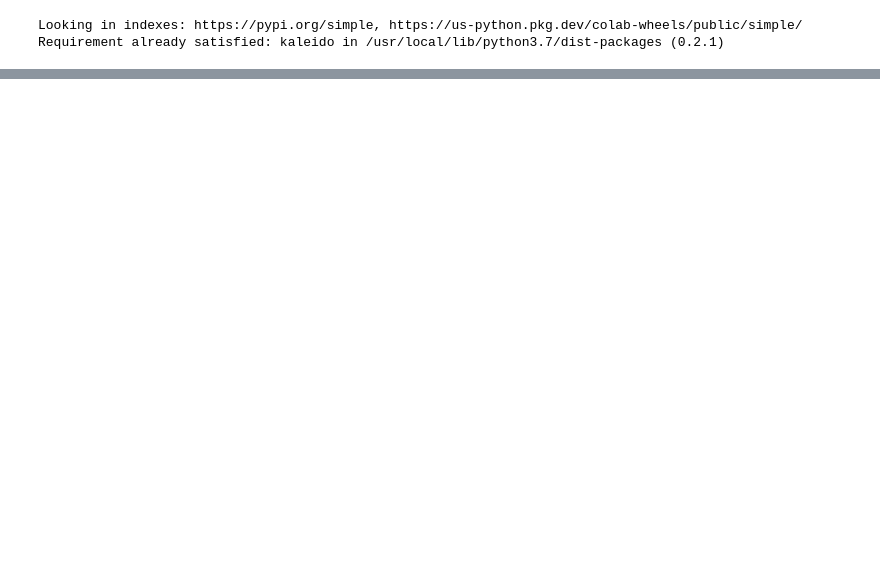
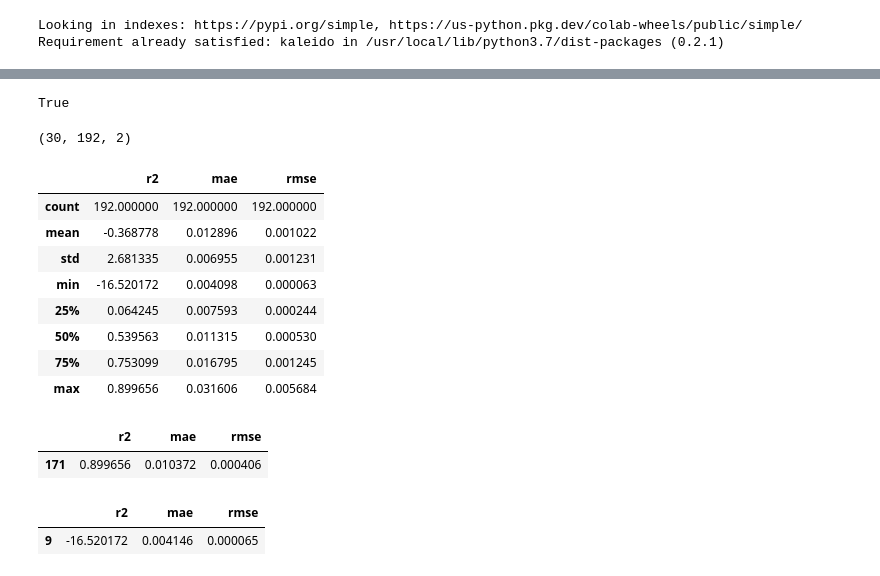
Before and after one commit to yfhkucing/experiment_bms, a Jupyter notebook: visualisasi_vxvy_30.ipynb, the cells around one changed output, grey strips where cells are left out. Saved outputs shown, nothing was run; the diff lists cells and outputs as text; code cells hidden in the pictures; blank space fills up the shorter version.

```diff
--- a/visualisasi_vxvy_30.ipynb
+++ b/visualisasi_vxvy_30.ipynb
@@ -54,4 +71,4 @@ for i in range(30):
   frame = norm(frame)
   array_y.append(frame)
 # %%
-a = rescale(array_y[0],array_y_not_normal[0])
+a = round(rescale(array_y[0],array_y_not_normal[0]),9)
@@ -144,2 +186,2 @@ plt.show()
 # %%
-df_koor = pd.read_excel('data_model.xlsx',sheet_name='koordinat_30')
+df_koor = pd.read_excel('data_model.xlsx',sheet_name='koordinat_30_aktual')
@@ -146,3 +196,21 @@ df_koor = pd.read_excel('data_model.xlsx',sheet_name='koordinat_30')
+# %%
+len(array_y_not_normal) == len(y)
+# %% [output]
+True
+# %%
+df_y = []
+df_y_predict = []
+for i in range(30):
+  q = pd.DataFrame(y[i],columns=['Vx','Vy'])
+  q = round(rescale(q,array_y_not_normal[i]),9)
+  df_y.append(q)
+  r = round(pd.DataFrame(y_predict[i],columns=['Vx','Vy']),9)
+  r = rescale(r,array_y_not_normal[i])
+  df_y_predict.append(r)
+# %%
+np.array(df_y).shape
+# %% [output]
+(30, 192, 2)
 # %%
 def kec_angin(y,scenarios):
   df_x = pd.DataFrame(y[...,scenarios,0])
@@ -152,6 +220,49 @@ def kec_angin(y,scenarios):
   df_x = df_x.join(df_koor)
   df_x.rename(columns={0:'Vx',1:'Vy',},inplace=True)
   return df_x
+# %%
+#error per skenario
+
+r_squared = []
+abs_error = []
+sqrt_error = []
+indexing = 0,1
+for i in range(192):
+  a = kec_angin(np.array(df_y),i)
+  a.drop(['koor_x','koor_y'],axis=1)
+  b = kec_angin(np.array(df_y_predict),i)
+  b.drop(['koor_x','koor_y'],axis=1)
+  r_squared.append(r2(a,b))
+  abs_error.append(mae(a,b))
+  sqrt_error.append(mse(a,b))
+
+error = pd.DataFrame(r_squared,columns=['r2'])
+abs_error = pd.DataFrame(abs_error,columns=['mae'])
+sqrt_error = pd.DataFrame(sqrt_error,columns=['rmse'])
+error = error.join(abs_error)
+error = error.join(sqrt_error)
+# %%
+error.describe()
+# %% [output]
+|  | r2 | mae | rmse |
+| count | 192.000000 | 192.000000 | 192.000000 |
+| mean | -0.368778 | 0.012896 | 0.001022 |
+| std | 2.681335 | 0.006955 | 0.001231 |
+| min | -16.520172 | 0.004098 | 0.000063 |
+| 25% | 0.064245 | 0.007593 | 0.000244 |
+| 50% | 0.539563 | 0.011315 | 0.000530 |
+| 75% | 0.753099 | 0.016795 | 0.001245 |
+| max | 0.899656 | 0.031606 | 0.005684 |
+# %%
+error[error.r2 == error.r2.max()]
+# %% [output]
+|  | r2 | mae | rmse |
+| 171 | 0.899656 | 0.010372 | 0.000406 |
+# %%
+error[error.r2 == error.r2.min()]
+# %% [output]
+|  | r2 | mae | rmse |
+| 9 | -16.520172 | 0.004146 | 0.000065 |
 # %%
 import plotly.graph_objects as go
 from plotly.figure_factory import create_quiver
```
Also changed, not shown: parts of 27 cells of this notebook.
